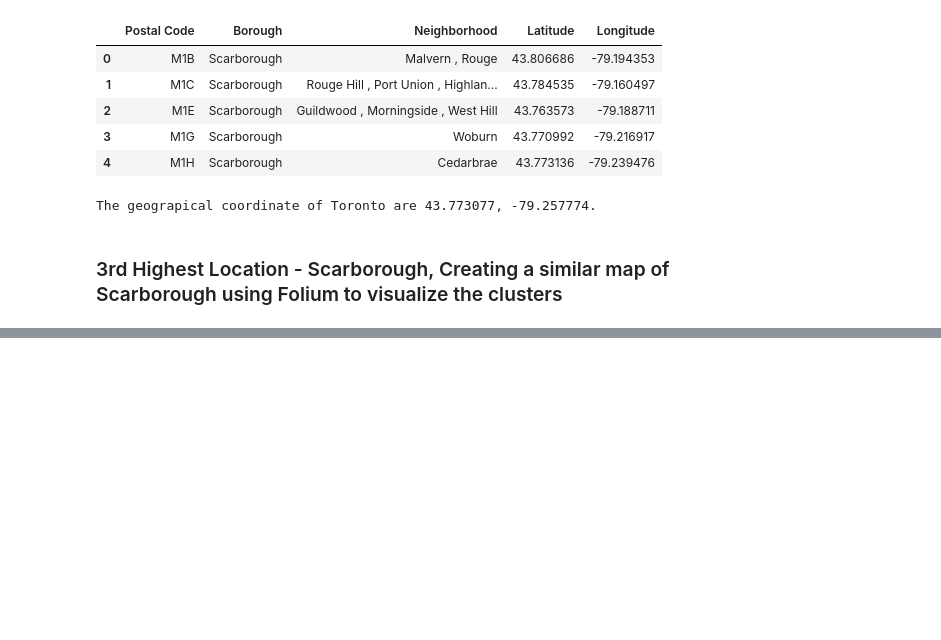
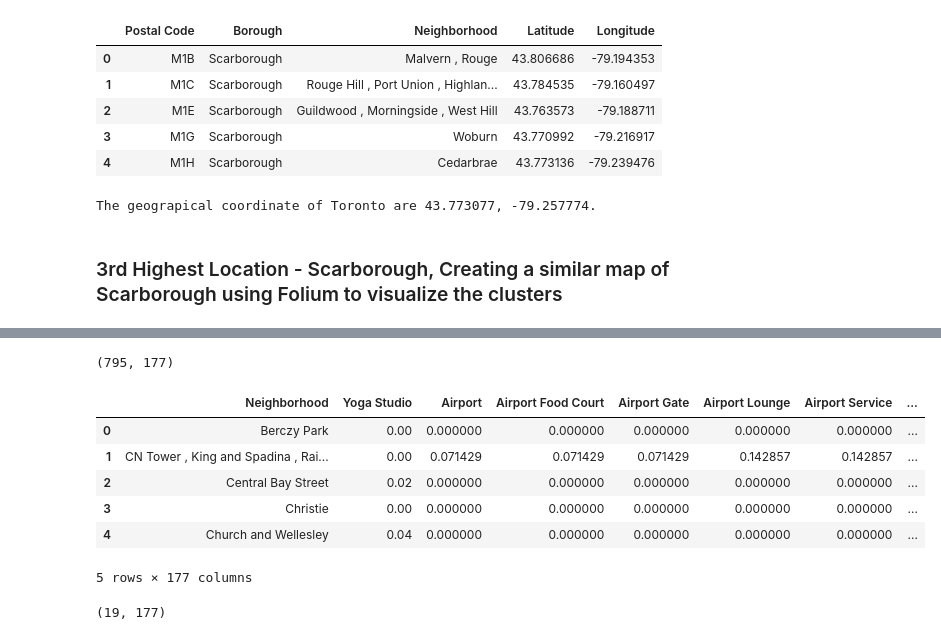
Before and after one commit to bharadwaj89/Coursera_Capstone, a Jupyter notebook: Segmentation Project - Capstone.ipynb, the cells around one changed output, grey strips where cells are left out. Cells and saved outputs as stored; diff of their text form; code cells hidden in the pictures; blank space fills up the shorter version.

Commit message:
Published from Watson Studio.

```diff
--- a/Segmentation Project - Capstone.ipynb
+++ b/Segmentation Project - Capstone.ipynb
@@ -422,0 +654,12 @@ map_scarborough
+# %%
+# one hot encoding
+downtown_onehot = pd.get_dummies(downtown_venues[['Venue Category']], prefix="", prefix_sep="")
+
+# add neighborhood column back to dataframe
+downtown_onehot['Neighborhood'] = downtown_venues['Neighborhood']
+
+# move neighborhood column to the first column
+fixed_columns = [downtown_onehot.columns[-1]] + list(downtown_onehot.columns[:-1])
+downtown_onehot = downtown_onehot[fixed_columns]
+
+downtown_onehot.head()
@@ -422,0 +674,19 @@ map_scarborough
+# %%
+downtown_onehot.shape
+# %% [output]
+(795, 177)
+# %%
+downtown_grouped = downtown_onehot.groupby('Neighborhood').mean().reset_index()
+downtown_grouped.head()
+# %% [output]
+|  | Neighborhood | Yoga Studio | Airport | Airport Food Court | Airport Gate | Airport Lounge | Airport Service | ... |
+| 0 | Berczy Park | 0.00 | 0.000000 | 0.000000 | 0.000000 | 0.000000 | 0.000000 | ... |
+| 1 | CN Tower , King and Spadina , Rai... | 0.00 | 0.071429 | 0.071429 | 0.071429 | 0.142857 | 0.142857 | ... |
+| 2 | Central Bay Street | 0.02 | 0.000000 | 0.000000 | 0.000000 | 0.000000 | 0.000000 | ... |
+| 3 | Christie | 0.00 | 0.000000 | 0.000000 | 0.000000 | 0.000000 | 0.000000 | ... |
+| 4 | Church and Wellesley | 0.04 | 0.000000 | 0.000000 | 0.000000 | 0.000000 | 0.000000 | ... |
+5 rows × 177 columns
+# %%
+downtown_grouped.shape
+# %% [output]
+(19, 177)
```
Also changed, not shown: parts of 31 cells of this notebook.
